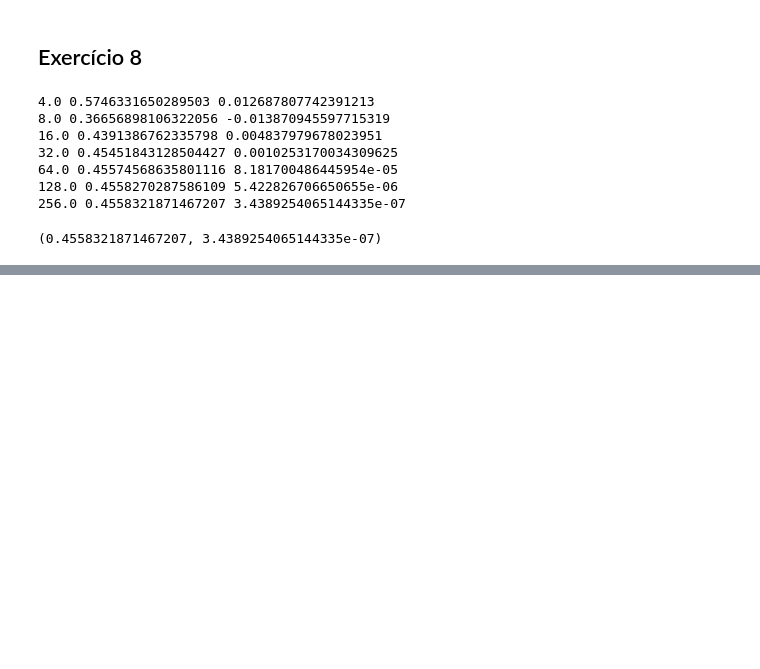
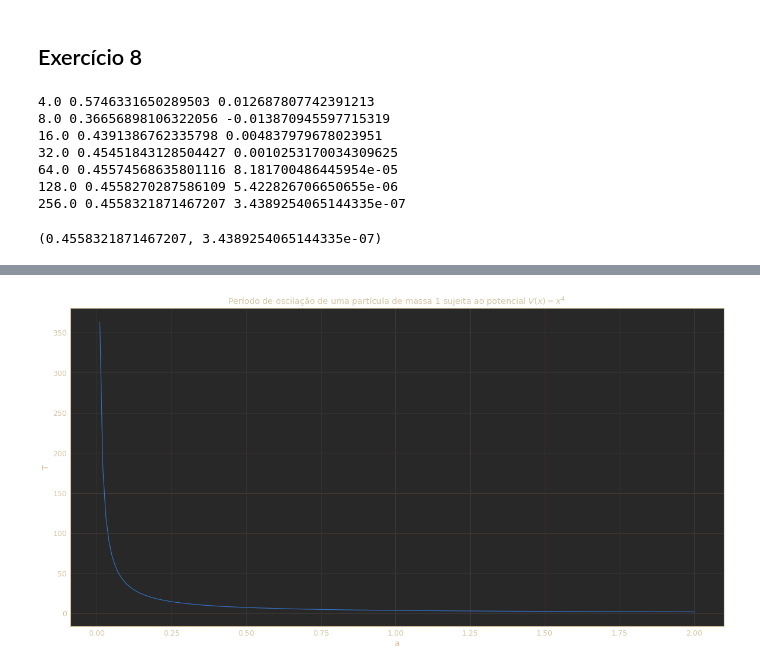
Before and after one commit to diogobgomes/FisicaComputacional, a Jupyter notebook: TP4/TP4.ipynb, the cells around one changed output, grey strips where cells are left out. Saved outputs shown, nothing was run; the diff lists cells and outputs as text; code cells hidden in the pictures; blank space fills up the shorter version.

```diff
--- a/TP4/TP4.ipynb
+++ b/TP4/TP4.ipynb
@@ -612,0 +678,25 @@ def integrate_simpson_adapt_noprint(f,minValue,maxValue,err,N):
+# %%
+# Alínea 2
+def V(x):
+    return x**4
+
+def period(a,V,m):
+    """
+    Calculate the period of oscilation of a particle of mass m subject to a potencial V, droped from x=a initially
+    """
+    return np.sqrt(8*m)*integrate_gauss(lambda x: 1/np.sqrt(V(a)-V(x)),0,a,20)
+
+# Create the arrays to display
+N = 200
+a = np.linspace(0,2,N) # Initial position (between 0 and 2)
+T = np.vectorize(lambda a: period(a,V,1))(a) # Period for each initial position (NOT VECTORIZED)
+
+# Draw the graph
+plt.figure(figsize=(20,10))
+plt.plot(a,T)
+plt.title("Período de oscilação de uma partícula de massa 1 sujeita ao potencial $V(x)=x^4$")
+plt.xlabel("a")
+plt.ylabel("T")
+plt.show()
+# %% [output]
+[figure, added]
```
Also changed, not shown: parts of 8 cells of this notebook.
